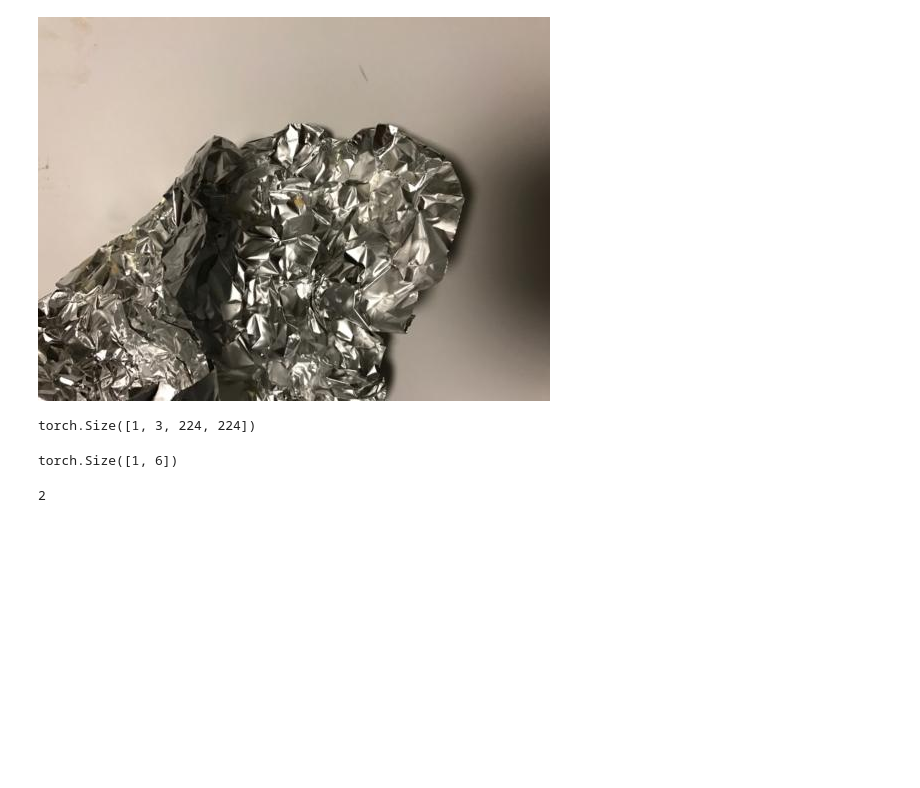
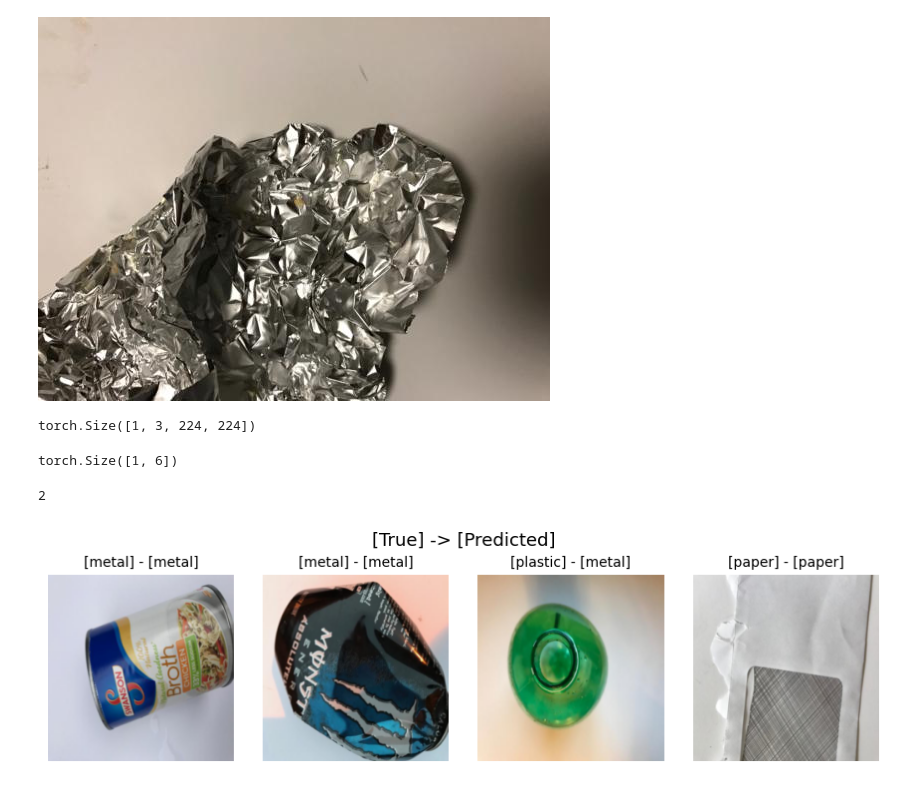
Before and after one commit to SentaFito53/garbage-classifier-cnn, a Jupyter notebook: CNN_Trash Classification.ipynb, the cells around one changed output. Saved outputs shown, nothing was run; the diff lists cells and outputs as text; code cells hidden in the pictures; blank space fills up the shorter version.

```diff
--- a/CNN_Trash Classification.ipynb
+++ b/CNN_Trash Classification.ipynb
@@ -428,39 +451,41 @@ outputs.argmax().item()
 model.eval()
 
 # Ambil satu batch dari val_loader
-images, labels = next(iter(val_loader))
+images, labels = next(iter(dataloaders['val']))
 images, labels = images.to(device), labels.to(device)
 
 with torch.no_grad():
     outputs = model(images)
     preds = outputs.argmax(dim=1)
 
 # Ambil nama kelas dari dataset (urutan sesuai ImageFolder)
-class_names = val_loader.dataset.classes  # contoh: ['cardboard','glass','metal','paper','plastic','trash']
+class_names = cat_dict  # contoh: ['cardboard','glass','metal','paper','plastic','trash']
 
 # Tentukan jumlah sampel yang ditampilkan (maks 12, atau sesuai ukuran batch)
 n_samples = min(12, images.size(0))
-n_cols = 6
+n_cols = 4
 n_rows = (n_samples + n_cols - 1) // n_cols
 
 # Unnormalize image untuk ditampilkan (sesuaikan mean/std dengan transform yang dipakai)
 mean = torch.tensor([0.485, 0.456, 0.406]).view(3, 1, 1)
 std = torch.tensor([0.229, 0.224, 0.225]).view(3, 1, 1)
 
 plt.figure(figsize=(2.2 * n_cols, 2.5 * n_rows))
 
 for i in range(n_samples):
     img = images[i].cpu() * std + mean
     img = img.clamp(0, 1).permute(1, 2, 0).numpy()
 
     true_label = class_names[labels[i].item()]
     pred_label = class_names[preds[i].item()]
 
     plt.subplot(n_rows, n_cols, i + 1)
     plt.imshow(img)
     plt.title(f"[{true_label}] - [{pred_label}]", fontsize=10)
     plt.axis("off")
 
 plt.suptitle("[True] -> [Predicted]", fontsize=13)
 plt.tight_layout()
 plt.show()
+# %% [output]
+[figure, added]
```
Also changed, not shown: parts of 12 cells of this notebook.
